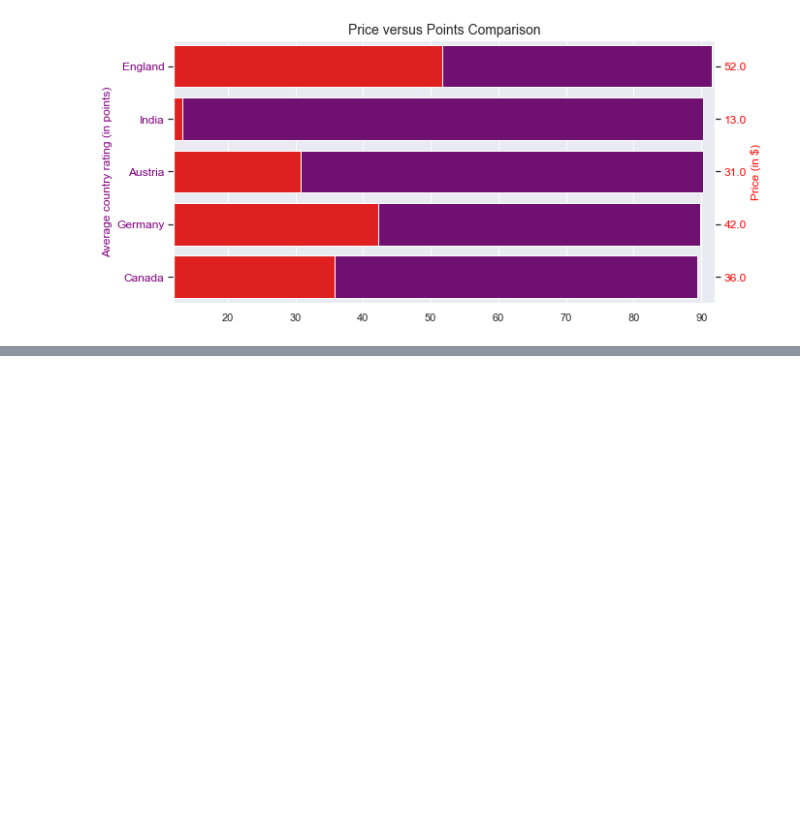
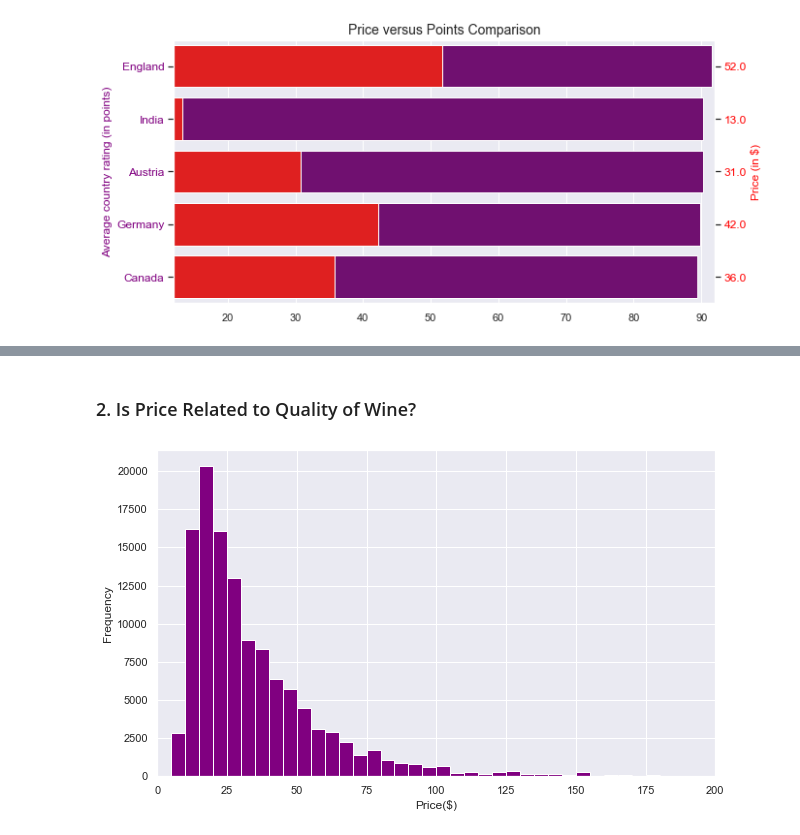
Before and after one commit to Nima-Sayyah/Drink-by-Data, a Jupyter notebook: Drink by Data (NS).ipynb, the cells around one changed output, grey strips where cells are left out. Drawn from its saved outputs; the diff is of its cells as text; code cells hidden in the pictures; blank space fills up the shorter version.

Commit message:
Update 16 - Drink by Data

```diff
--- a/Drink by Data (NS).ipynb
+++ b/Drink by Data (NS).ipynb
@@ -484,0 +485,12 @@ plt.ylabel('Country');
+# %% [markdown]
+### 2. Is Price Related to Quality of Wine?
+# %%
+# plotting price distribution
+plt.figure(figsize=(10,6))
+bin_edges = np.arange (0, df1['price'].max()+5, 5)
+plt.hist(data = df1, x = 'price', bins = bin_edges, color = 'purple')
+plt.xlim(0,200) # cut the x-axis at 200
+plt.xlabel('Price($)')
+plt.ylabel('Frequency');
+# %% [output]
+[figure, added]
```
Also changed, not shown: parts of 18 cells of this notebook.
